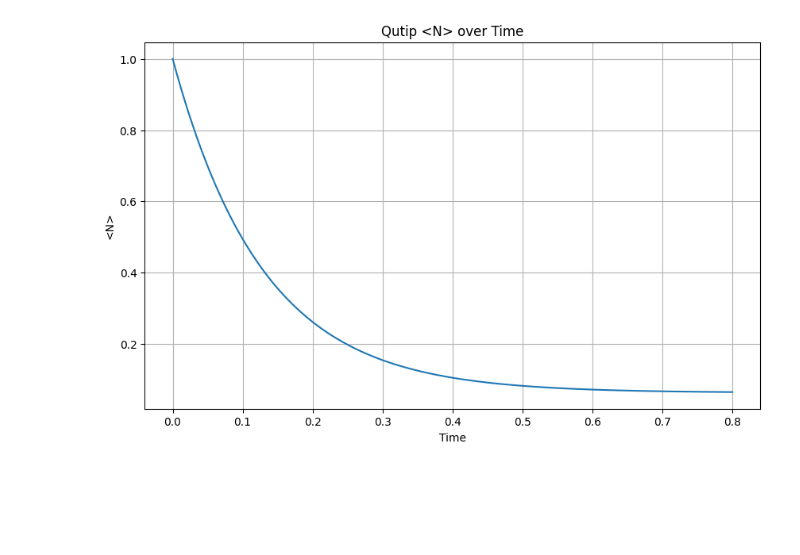
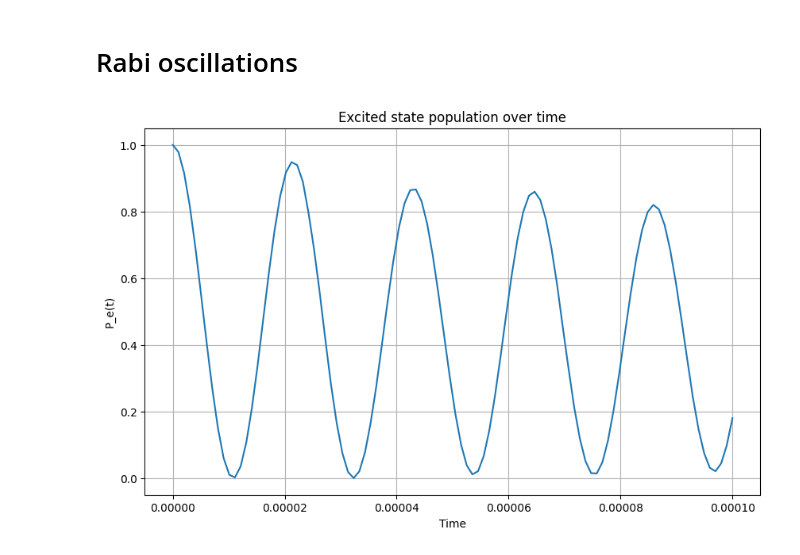
Before and after one commit to p-pietro/tp4-exercises, a Jupyter notebook: python/montecarlo.ipynb, the cells around one changed output. Drawn from its saved outputs; the diff is of its cells as text; code cells hidden in the pictures; blank space fills up the shorter version.

```diff
--- a/python/montecarlo.ipynb
+++ b/python/montecarlo.ipynb
@@ -127,19 +77,2 @@ plt.grid(True)
-# %%
-from qutip import mesolve, destroy, basis
-
-a = destroy(N)  # Destroy operator
-H = a.dag() * a
-c_ops = []
-c_ops.append(np.sqrt(k * (1 + n_th)) * a)
-c_ops.append(np.sqrt(k * n_th) * a.dag())
-psi0 = basis(N, 1)
-me = mesolve(H, psi0, times, c_ops, [a.dag() * a])
-
-plt.figure(figsize=(10, 6))
-plt.plot(times, me.expect[0])
-plt.xlabel('Time')
-plt.ylabel('<N>')
-plt.title('Qutip <N> over Time')
-plt.grid(True)
-# %% [output]
-[figure, removed]
+# %% [markdown]
+# Rabi oscillations
@@ -145,0 +95,42 @@ plt.grid(True)
+# %%
+psi0 = np.kron((1,0),(0,1))
+a = np.zeros((N, N))
+for n in range(1, N):
+    a[n - 1, n] = np.sqrt(n)
+a = np.kron(a, np.eye(2))
+a_dag = np.zeros((N, N))
+for n in range(N - 1):
+    a_dag[n + 1, n] = np.sqrt(n + 1)
+a_dag = np.kron(a_dag, np.eye(2))
+
+sm = np.zeros((2,2))
+sm[0,1] = 1
+sm = np.kron(np.eye(N), sm)
+sp = np.zeros((2,2))
+sp[1,0] = 1
+sp = np.kron(np.eye(N), sp)
+sz = np.zeros((2,2))
+sz[0,0] = 1
+sz[1,1] = -1
+sz = np.kron(np.eye(N), sz)
+
+# H = wc * a_dag @ a + wa/2 * sz + g * (a_dag @ sm + a @ sp)
+H = 500 * a_dag @ a + 250 * sz + g * (a_dag @ sm + a @ sp)
+# %%
+c_op_list = []
+c_op_list.append(np.sqrt(kappa * (1 + n_th_a)) * a)
+c_op_list.append(np.sqrt(kappa * n_th_a) * a_dag)
+c_op_list.append(np.sqrt(gamma * (1 + n_th_a)) * sm)
+c_op_list.append(np.sqrt(gamma * n_th_a) * sp)
+# %%
+times = np.linspace(0, 100e-6, 100)
+result = montecarlo_average(H, c_op_list, psi0, times, 100, sp @ sm)
+
+plt.figure(figsize=(10, 6))
+plt.plot(times, result)
+plt.xlabel('Time')
+plt.ylabel('P_e(t)')
+plt.title('Excited state population over time')
+plt.grid(True)
+# %% [output]
+[figure, added]
```
Also changed, not shown: parts of 13 cells of this notebook, 2 other files.
